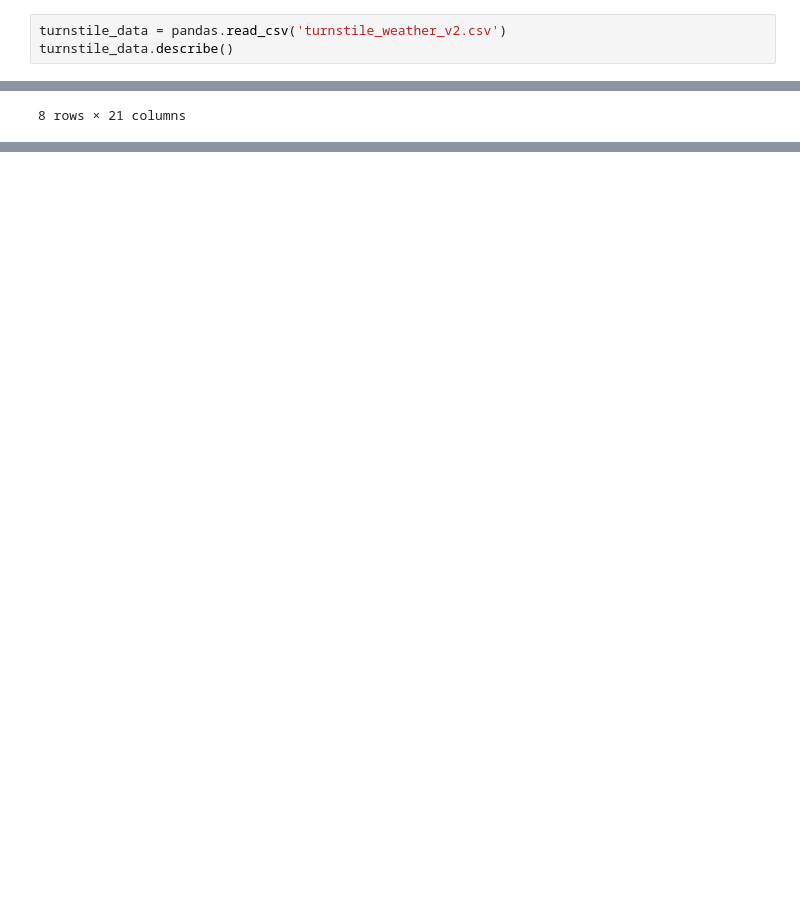
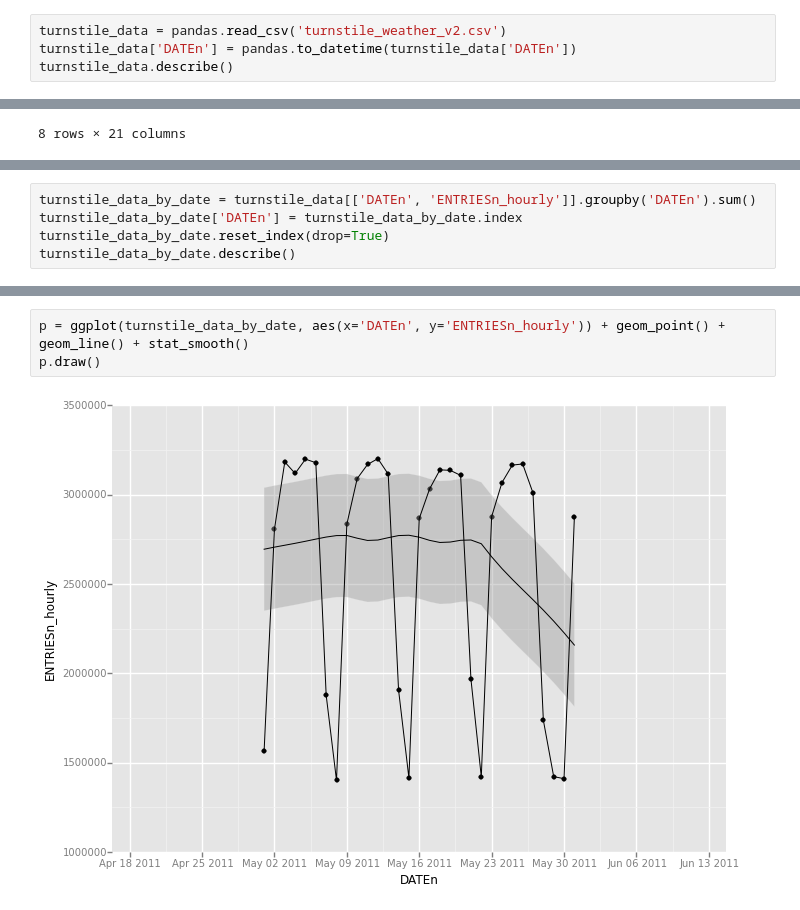
Before and after one commit to laixer/subway-ridership-analysis, a Jupyter notebook: ridership_analysis.ipynb, the cells around one changed output, grey strips where cells are left out. Cells and saved outputs as stored; diff of their text form; blank space fills up the shorter version.

Commit message:
Plot ridership by date.

```diff
--- a/ridership_analysis.ipynb
+++ b/ridership_analysis.ipynb
@@ -3,5 +5,6 @@ import pandas
 # %%
 turnstile_data = pandas.read_csv('turnstile_weather_v2.csv')
+turnstile_data['DATEn'] = pandas.to_datetime(turnstile_data['DATEn'])
 turnstile_data.describe()
 # %% [output]
 |  | ENTRIESn | EXITSn | ENTRIESn_hourly | EXITSn_hourly | hour | day_week | weekday | latitude | longitude | ... |
@@ -16,0 +40,5 @@ turnstile_data.describe()
+# %%
+turnstile_data_by_date = turnstile_data[['DATEn', 'ENTRIESn_hourly']].groupby('DATEn').sum()
+turnstile_data_by_date['DATEn'] = turnstile_data_by_date.index
+turnstile_data_by_date.reset_index(drop=True)
+turnstile_data_by_date.describe()
@@ -16,0 +65,5 @@ turnstile_data.describe()
+# %%
+p = ggplot(turnstile_data_by_date, aes(x='DATEn', y='ENTRIESn_hourly')) + geom_point() + geom_line() + stat_smooth()
+p.draw()
+# %% [output]
+[figure, added]
```
Also changed, not shown: parts of 5 cells of this notebook.
